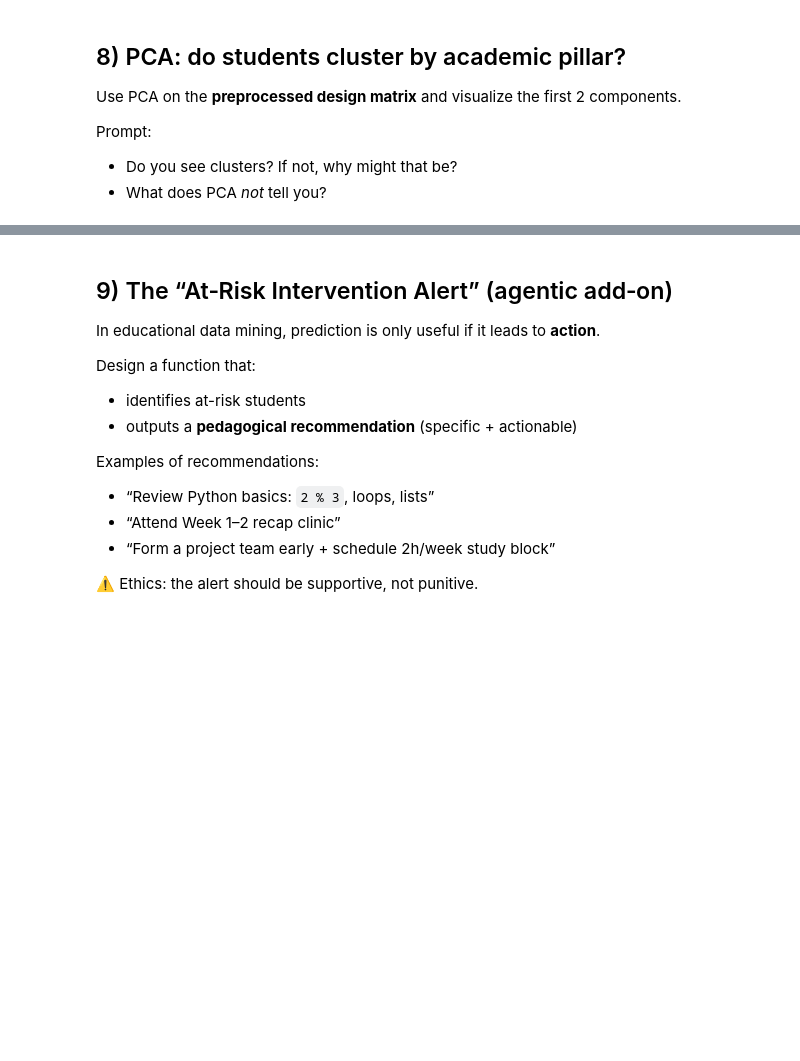
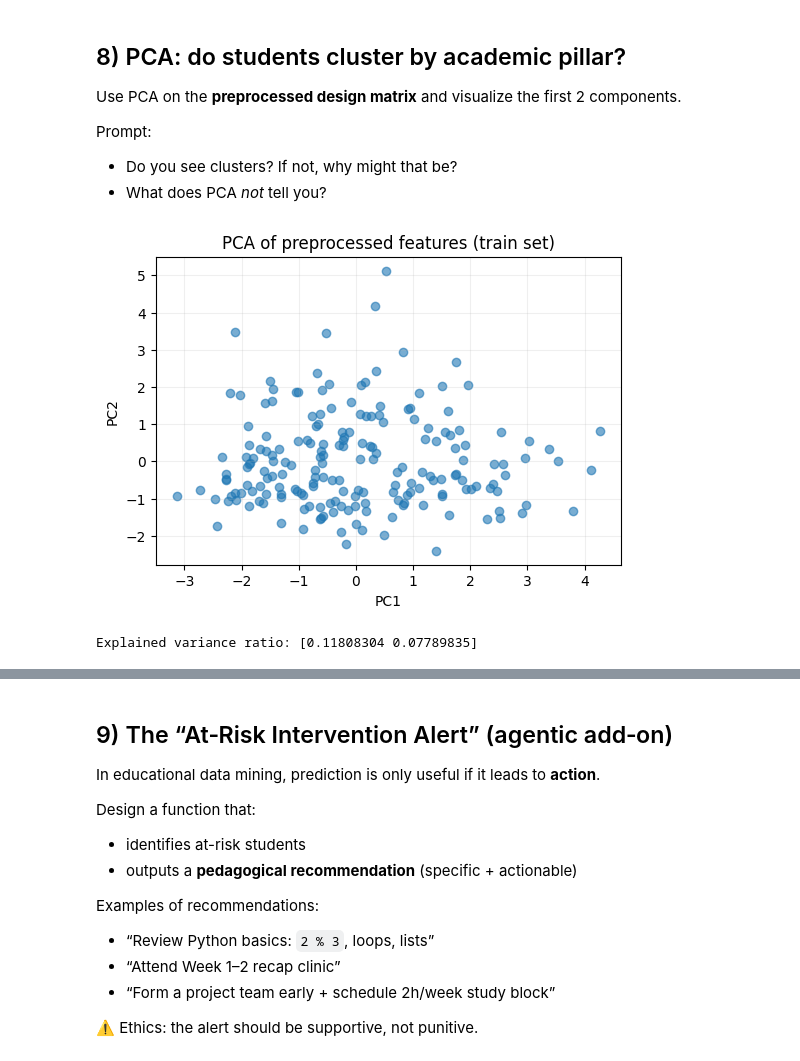
Before and after one commit to Yc1007942/cds_week4, a Jupyter notebook: edm_template.ipynb, the cells around one changed output, grey strips where cells are left out. Cells and saved outputs as stored; diff of their text form; code cells hidden in the pictures; blank space fills up the shorter version.

```diff
--- a/edm_template.ipynb
+++ b/edm_template.ipynb
@@ -464,16 +738,19 @@ Prompt:
 # %%
 from sklearn.decomposition import PCA
 
 # Fit PCA on the TRAIN matrix (no leakage)
 pca = PCA(n_components=2, random_state=SEED)
-Z = pca.fit_transform(X_train_np)
+Z = pca.fit_transform(X_train_scaled_2)
 
 plt.figure(figsize=(6, 4))
 plt.scatter(Z[:, 0], Z[:, 1], alpha=0.6)
 plt.title("PCA of preprocessed features (train set)")
 plt.xlabel("PC1")
 plt.ylabel("PC2")
 plt.grid(True, alpha=0.2)
 plt.show()
 
 print("Explained variance ratio:", pca.explained_variance_ratio_)
+# %% [output]
+[figure, added]
+Explained variance ratio: [0.11808304 0.07789835]
```
Also changed, not shown: parts of 25 cells of this notebook, 5 other files.
